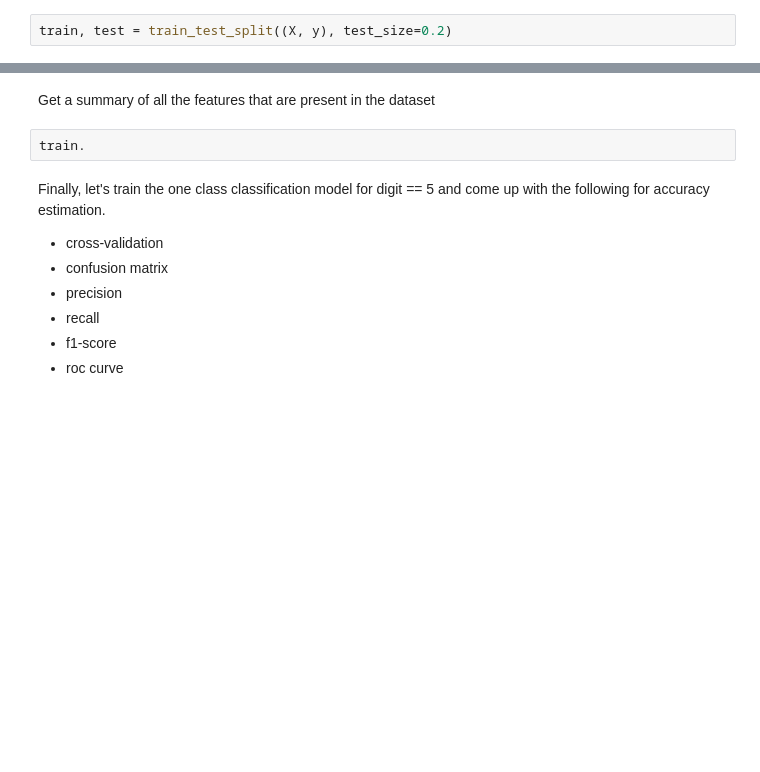
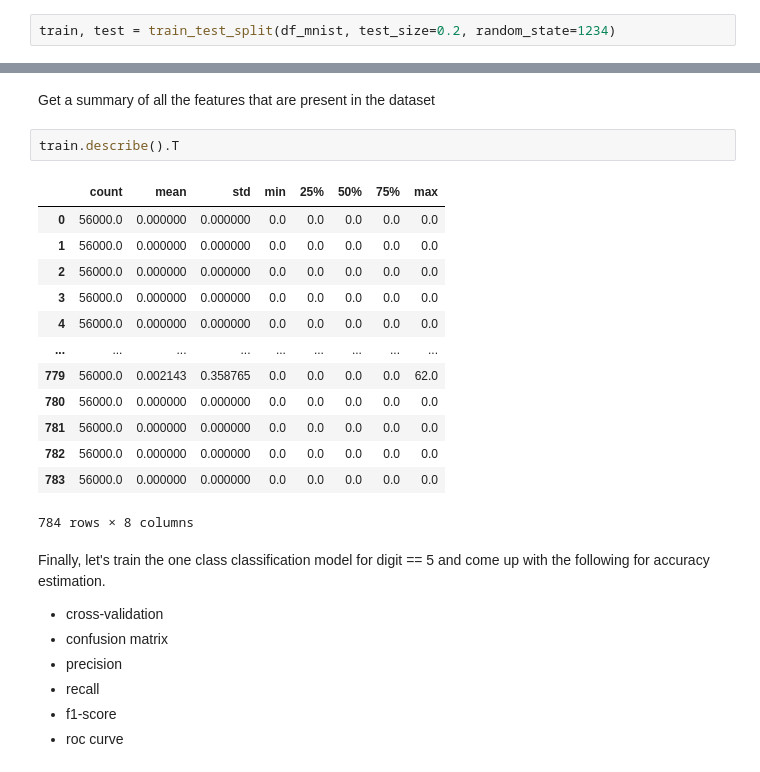
Before and after one commit to vikas-vikkyd/study, a Jupyter notebook: assignment/Copy_of_sl_ii_coding_assignment.ipynb, the cells around one changed output, grey strips where cells are left out. Saved outputs shown, nothing was run; the diff lists cells and outputs as text; blank space fills up the shorter version.

```diff
--- a/assignment/Copy_of_sl_ii_coding_assignment.ipynb
+++ b/assignment/Copy_of_sl_ii_coding_assignment.ipynb
@@ -58,4 +69,4 @@ print(X[0:100])
 # %% [markdown]
 Write code to split the data into train and test.
 # %%
-train, test = train_test_split((X, y), test_size=0.2)
+train, test = train_test_split(df_mnist, test_size=0.2, random_state=1234)
@@ -66,7 +73,21 @@ test[0].shape
 # %% [markdown]
 Get a summary of all the features that are present in the dataset
 # %%
-train.
+train.describe().T
+# %% [output]
+|  | count | mean | std | min | 25% | 50% | 75% | max |
+| 0 | 56000.0 | 0.000000 | 0.000000 | 0.0 | 0.0 | 0.0 | 0.0 | 0.0 |
+| 1 | 56000.0 | 0.000000 | 0.000000 | 0.0 | 0.0 | 0.0 | 0.0 | 0.0 |
+| 2 | 56000.0 | 0.000000 | 0.000000 | 0.0 | 0.0 | 0.0 | 0.0 | 0.0 |
+| 3 | 56000.0 | 0.000000 | 0.000000 | 0.0 | 0.0 | 0.0 | 0.0 | 0.0 |
+| 4 | 56000.0 | 0.000000 | 0.000000 | 0.0 | 0.0 | 0.0 | 0.0 | 0.0 |
+| ... | ... | ... | ... | ... | ... | ... | ... | ... |
+| 779 | 56000.0 | 0.002143 | 0.358765 | 0.0 | 0.0 | 0.0 | 0.0 | 62.0 |
+| 780 | 56000.0 | 0.000000 | 0.000000 | 0.0 | 0.0 | 0.0 | 0.0 | 0.0 |
+| 781 | 56000.0 | 0.000000 | 0.000000 | 0.0 | 0.0 | 0.0 | 0.0 | 0.0 |
+| 782 | 56000.0 | 0.000000 | 0.000000 | 0.0 | 0.0 | 0.0 | 0.0 | 0.0 |
+| 783 | 56000.0 | 0.000000 | 0.000000 | 0.0 | 0.0 | 0.0 | 0.0 | 0.0 |
+784 rows × 8 columns
 # %% [markdown]
 Finally, let's train the one class classification model for digit == 5 and come up with the following for accuracy estimation.
 
```
Also changed, not shown: parts of 7 cells of this notebook.
